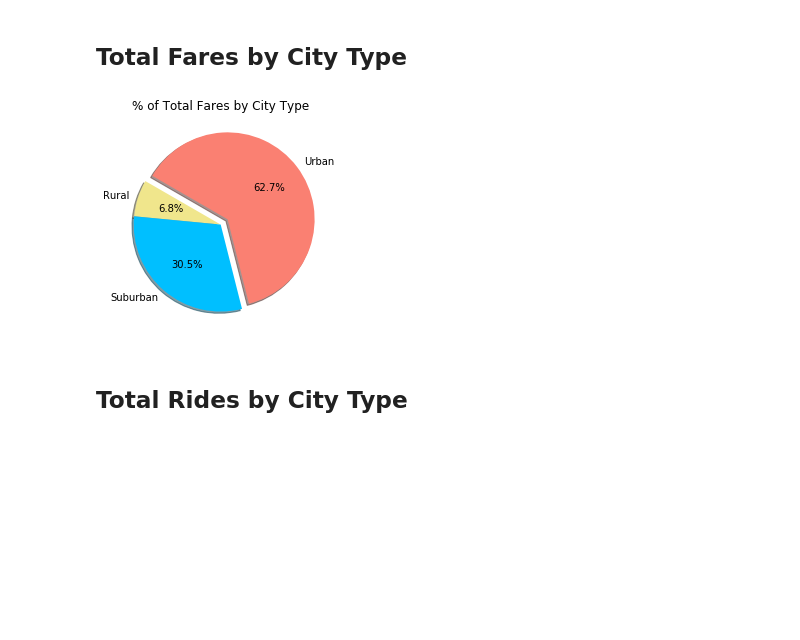
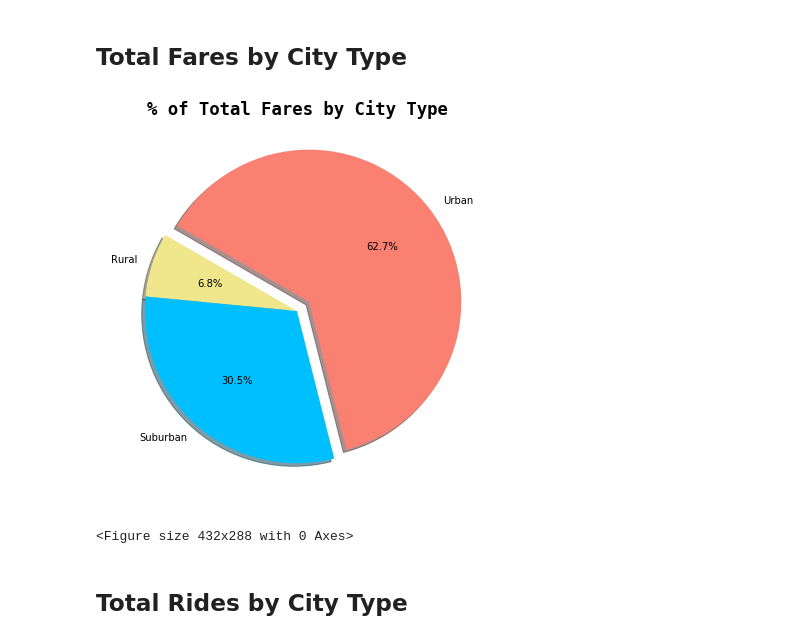
Before and after one commit to ajf014/MatPlotLib-HW, a Jupyter notebook: Pyber/pyber_HW.ipynb, the cells around one changed output. Drawn from its saved outputs; the diff is of its cells as text; code cells hidden in the pictures; blank space fills up the shorter version.

```diff
--- a/Pyber/pyber_HW.ipynb
+++ b/Pyber/pyber_HW.ipynb
@@ -40,6 +39,11 @@ suburban_cities = pyber_data[pyber_data["type"]=="Suburban"]
 rural_cities = pyber_data[pyber_data["type"]=="Rural"]
 
 print(urban_cities.head())
+
+font = {'family': 'monospace',
+        'weight': 'bold',
+        'size' : 'xx-large',
+       }
 # %% [output]
           city  driver_count   type                 date   fare        ride_id
 0  Richardfort            38  Urban  2018-02-24 08:40:38  13.93  5628545007794
@@ -102,22 +109,31 @@ plt.show()
 # %%
 # Calculate Type Percents
 # % of Total Fares by City Type
 # % of Total Rides by City Type
 # % of Total Drivers by City Type
 
+
+
+
 city_type_fare = pyber_data.groupby(["type"]).sum()["fare"] / pyber_data["fare"].sum() * 100
 city_type_fare
+
+plt.figure(figsize=(7,7))
 
 plt.pie(city_type_fare, explode=[0,0,.1], labels=["Rural", "Suburban", "Urban"],
         colors=["khaki", "deepskyblue", "salmon"],
         autopct="%1.1f%%", shadow=True, startangle=150)
 
-plt.title("% of Total Fares by City Type")
+
+plt.title("% of Total Fares by City Type", **font)
+# plt.axis("tight")
 plt.show()
 
 # Save Figure
+plt.savefig("% of Total Faire by City Type.png")
 # %% [output]
-[figure, old version]
+[figure, new version]
+<Figure size 432x288 with 0 Axes>
 # %%
 # Show Figure
 plt.show()
```
Also changed, not shown: parts of 4 cells of this notebook, 4 other files.
